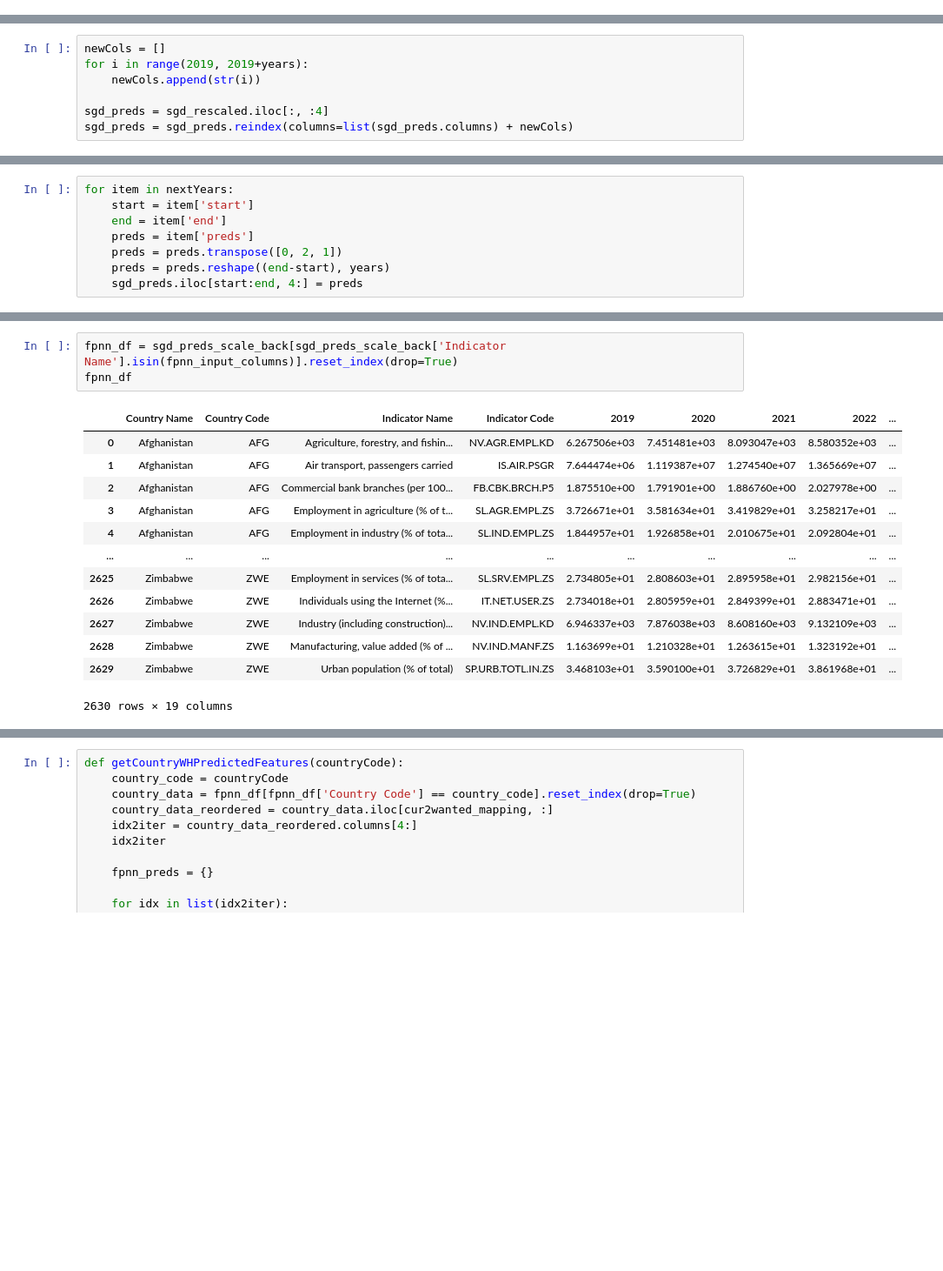
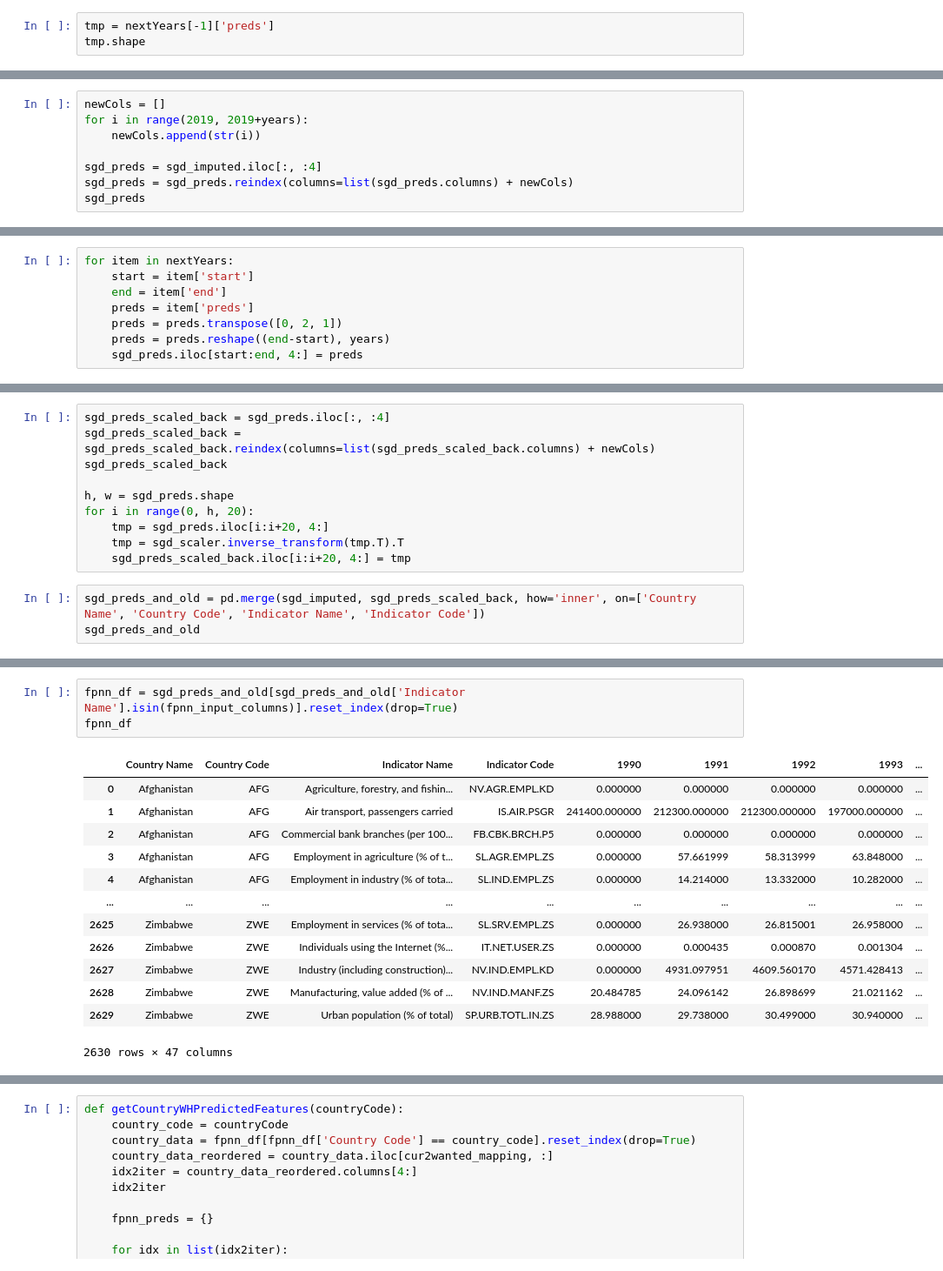
Before and after one commit to bianyuanop/WorldHappinessAnalysis, a Jupyter notebook: modeling.ipynb, the cells around one changed output, grey strips where cells are left out. Shown at 87% size. Saved outputs shown, nothing was run; the diff lists cells and outputs as text; blank space fills up the shorter version.

```diff
--- a/modeling.ipynb
+++ b/modeling.ipynb
@@ -849 +952,4 @@ print(nextYears[-1]['preds'].shape)
 (10, 15, 20)
+# %%
+tmp = nextYears[-1]['preds']
+tmp.shape
@@ -852,5 +964,6 @@ newCols = []
 for i in range(2019, 2019+years):
     newCols.append(str(i))
 
-sgd_preds = sgd_rescaled.iloc[:, :4]
+sgd_preds = sgd_imputed.iloc[:, :4]
 sgd_preds = sgd_preds.reindex(columns=list(sgd_preds.columns) + newCols)
+sgd_preds
@@ -882,0 +1008,13 @@ sgd_preds_scale_back = sgd_preds.apply(inverse_rescale_row, axis=1)
+# %%
+sgd_preds_scaled_back = sgd_preds.iloc[:, :4]
+sgd_preds_scaled_back = sgd_preds_scaled_back.reindex(columns=list(sgd_preds_scaled_back.columns) + newCols)
+sgd_preds_scaled_back
+
+h, w = sgd_preds.shape
+for i in range(0, h, 20):
+    tmp = sgd_preds.iloc[i:i+20, 4:]
+    tmp = sgd_scaler.inverse_transform(tmp.T).T
+    sgd_preds_scaled_back.iloc[i:i+20, 4:] = tmp
+# %%
+sgd_preds_and_old = pd.merge(sgd_imputed, sgd_preds_scaled_back, how='inner', on=['Country Name', 'Country Code', 'Indicator Name', 'Indicator Code'])
+sgd_preds_and_old
@@ -883,20 +1071,20 @@ sgd_preds_scale_back = sgd_preds.apply(inverse_rescale_row, axis=1)
 # %%
-fpnn_df = sgd_preds_scale_back[sgd_preds_scale_back['Indicator Name'].isin(fpnn_input_columns)].reset_index(drop=True)
+fpnn_df = sgd_preds_and_old[sgd_preds_and_old['Indicator Name'].isin(fpnn_input_columns)].reset_index(drop=True)
 fpnn_df
 # %% [output]
-|  | Country Name | Country Code | Indicator Name | Indicator Code | 2019 | 2020 | 2021 | 2022 | ... |
-| 0 | Afghanistan | AFG | Agriculture, forestry, and fishin... | NV.AGR.EMPL.KD | 6.267506e+03 | 7.451481e+03 | 8.093047e+03 | 8.580352e+03 | ... |
-| 1 | Afghanistan | AFG | Air transport, passengers carried | IS.AIR.PSGR | 7.644474e+06 | 1.119387e+07 | 1.274540e+07 | 1.365669e+07 | ... |
-| 2 | Afghanistan | AFG | Commercial bank branches (per 100... | FB.CBK.BRCH.P5 | 1.875510e+00 | 1.791901e+00 | 1.886760e+00 | 2.027978e+00 | ... |
-| 3 | Afghanistan | AFG | Employment in agriculture (% of t... | SL.AGR.EMPL.ZS | 3.726671e+01 | 3.581634e+01 | 3.419829e+01 | 3.258217e+01 | ... |
-| 4 | Afghanistan | AFG | Employment in industry (% of tota... | SL.IND.EMPL.ZS | 1.844957e+01 | 1.926858e+01 | 2.010675e+01 | 2.092804e+01 | ... |
+|  | Country Name | Country Code | Indicator Name | Indicator Code | 1990 | 1991 | 1992 | 1993 | ... |
+| 0 | Afghanistan | AFG | Agriculture, forestry, and fishin... | NV.AGR.EMPL.KD | 0.000000 | 0.000000 | 0.000000 | 0.000000 | ... |
+| 1 | Afghanistan | AFG | Air transport, passengers carried | IS.AIR.PSGR | 241400.000000 | 212300.000000 | 212300.000000 | 197000.000000 | ... |
+| 2 | Afghanistan | AFG | Commercial bank branches (per 100... | FB.CBK.BRCH.P5 | 0.000000 | 0.000000 | 0.000000 | 0.000000 | ... |
+| 3 | Afghanistan | AFG | Employment in agriculture (% of t... | SL.AGR.EMPL.ZS | 0.000000 | 57.661999 | 58.313999 | 63.848000 | ... |
+| 4 | Afghanistan | AFG | Employment in industry (% of tota... | SL.IND.EMPL.ZS | 0.000000 | 14.214000 | 13.332000 | 10.282000 | ... |
 | ... | ... | ... | ... | ... | ... | ... | ... | ... | ... |
-| 2625 | Zimbabwe | ZWE | Employment in services (% of tota... | SL.SRV.EMPL.ZS | 2.734805e+01 | 2.808603e+01 | 2.895958e+01 | 2.982156e+01 | ... |
-| 2626 | Zimbabwe | ZWE | Individuals using the Internet (%... | IT.NET.USER.ZS | 2.734018e+01 | 2.805959e+01 | 2.849399e+01 | 2.883471e+01 | ... |
-| 2627 | Zimbabwe | ZWE | Industry (including construction)... | NV.IND.EMPL.KD | 6.946337e+03 | 7.876038e+03 | 8.608160e+03 | 9.132109e+03 | ... |
-| 2628 | Zimbabwe | ZWE | Manufacturing, value added (% of ... | NV.IND.MANF.ZS | 1.163699e+01 | 1.210328e+01 | 1.263615e+01 | 1.323192e+01 | ... |
-| 2629 | Zimbabwe | ZWE | Urban population (% of total) | SP.URB.TOTL.IN.ZS | 3.468103e+01 | 3.590100e+01 | 3.726829e+01 | 3.861968e+01 | ... |
+| 2625 | Zimbabwe | ZWE | Employment in services (% of tota... | SL.SRV.EMPL.ZS | 0.000000 | 26.938000 | 26.815001 | 26.958000 | ... |
+| 2626 | Zimbabwe | ZWE | Individuals using the Internet (%... | IT.NET.USER.ZS | 0.000000 | 0.000435 | 0.000870 | 0.001304 | ... |
+| 2627 | Zimbabwe | ZWE | Industry (including construction)... | NV.IND.EMPL.KD | 0.000000 | 4931.097951 | 4609.560170 | 4571.428413 | ... |
+| 2628 | Zimbabwe | ZWE | Manufacturing, value added (% of ... | NV.IND.MANF.ZS | 20.484785 | 24.096142 | 26.898699 | 21.021162 | ... |
+| 2629 | Zimbabwe | ZWE | Urban population (% of total) | SP.URB.TOTL.IN.ZS | 28.988000 | 29.738000 | 30.499000 | 30.940000 | ... |
-2630 rows × 19 columns
+2630 rows × 47 columns
 # %%
 fpnn_input_columns
 # %% [output]
```
Also changed, not shown: parts of 76 cells of this notebook, 1 other file.
